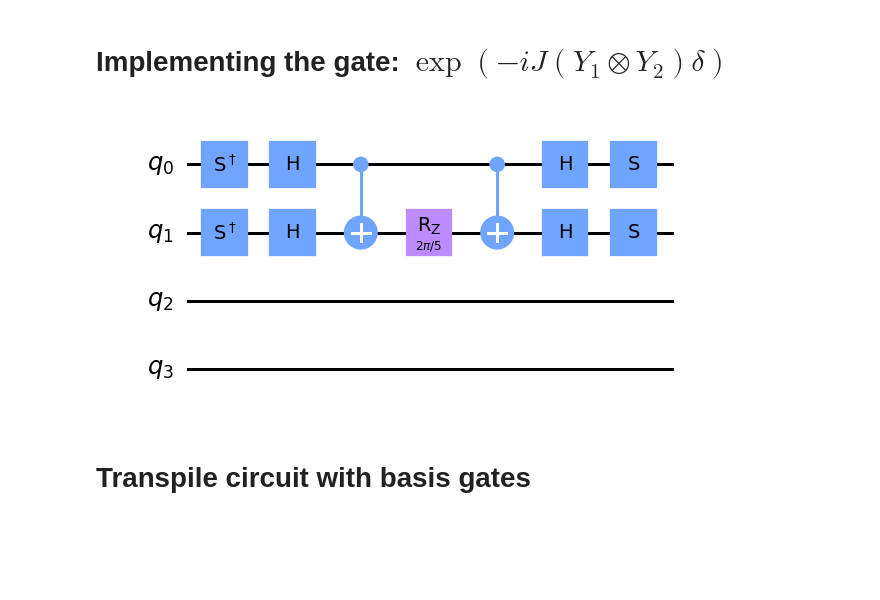
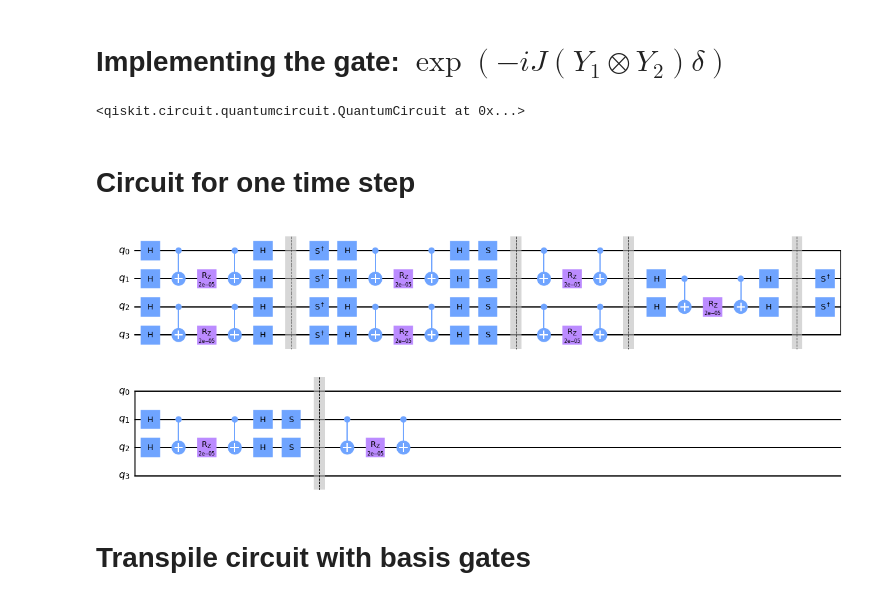
Before and after one commit to psasanka1729/hamiltonian_evolution_heisenberg_model, a Jupyter notebook: Hamiltonian_simulation_Heisenberg_model_qiskit.ipynb, the cells around one changed output. Drawn from its saved outputs; the diff is of its cells as text; code cells hidden in the pictures; blank space fills up the shorter version.

Commit message:
one time step code

```diff
--- a/Hamiltonian_simulation_Heisenberg_model_qiskit.ipynb
+++ b/Hamiltonian_simulation_Heisenberg_model_qiskit.ipynb
@@ -31,6 +31,6 @@ def zz_circuit(qubit_0,qubit_1,delta):
     qc_zz.cx(qubit_0,qubit_1)
     qc_zz.rz(2*delta,qubit_1)
     qc_zz.cx(qubit_0,qubit_1)
-    return qc_zz.draw("mpl",scale=1.5)
+    return qc_zz#.draw("mpl",scale=1.5)
 zz_circuit(1,2,np.pi/8)
 # %% [output]
@@ -49,6 +49,6 @@ def xx_circuit(qubit_0,qubit_1,delta):
     qc_xx.cx(qubit_0,qubit_1)
     qc_xx.h(qubit_0)
     qc_xx.h(qubit_1)
-    return qc_xx.draw("mpl",scale=1.5)
+    return qc_xx#.draw("mpl",scale=1.5)
 xx_circuit(0,3,np.pi/10)
 # %% [output]
@@ -69,13 +69,40 @@ def yy_circuit(qubit_0,qubit_1,delta):
     qc_yy.h(qubit_1)
     qc_yy.s(qubit_0)
     qc_yy.s(qubit_1)
-    return qc_yy.draw("mpl",scale=1.5)
+    return qc_yy#.draw("mpl",scale=1.5)
 yy_circuit(0,1,np.pi/5)
 # %% [output]
-[figure, removed]
+<qiskit.circuit.quantumcircuit.QuantumCircuit at 0x...>
+# %% [markdown]
+# Circuit for one time step
 # %%
-def time_evolution(duration,Num_steps):
-    dt = duration/Num_steps
+def one_time_step(time_step,qubit_0,qubit_1):
     qc = QuantumCircuit(L)
-    for i in range(L-1):
-        qc.combine()
+    # Odd
+    for i in range(0,L-1,2):
+        qc = qc.compose(xx_circuit(i,i+1,time_step))
+
+    qc.barrier()
+    for i in range(0,L-1,2):
+        qc = qc.compose(yy_circuit(i,i+1,time_step))
+
+    qc.barrier()
+    for i in range(0,L-1,2):
+        qc = qc.compose(zz_circuit(i,i+1,time_step))
+
+    qc.barrier()
+    # Even
+    for i in range(1,L-1,2):
+        qc = qc.compose(xx_circuit(i,i+1,time_step))
+
+    qc.barrier()
+    for i in range(1,L-1,2):
+        qc = qc.compose(yy_circuit(i,i+1,time_step))
+
+    qc.barrier()
+    for i in range(1,L-1,2):
+        qc = qc.compose(zz_circuit(i,i+1,time_step))
+    return qc.draw("mpl")
+one_time_step(1.e-5,0,1)
+# %% [output]
+[figure, added]
```
Also changed, not shown: parts of 3 cells of this notebook.
